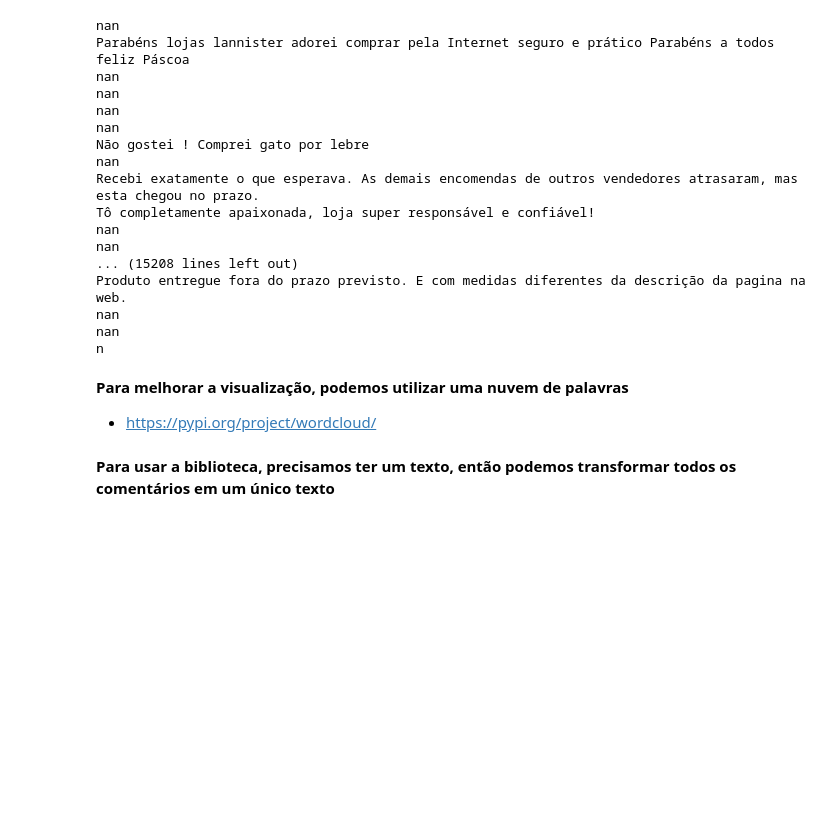
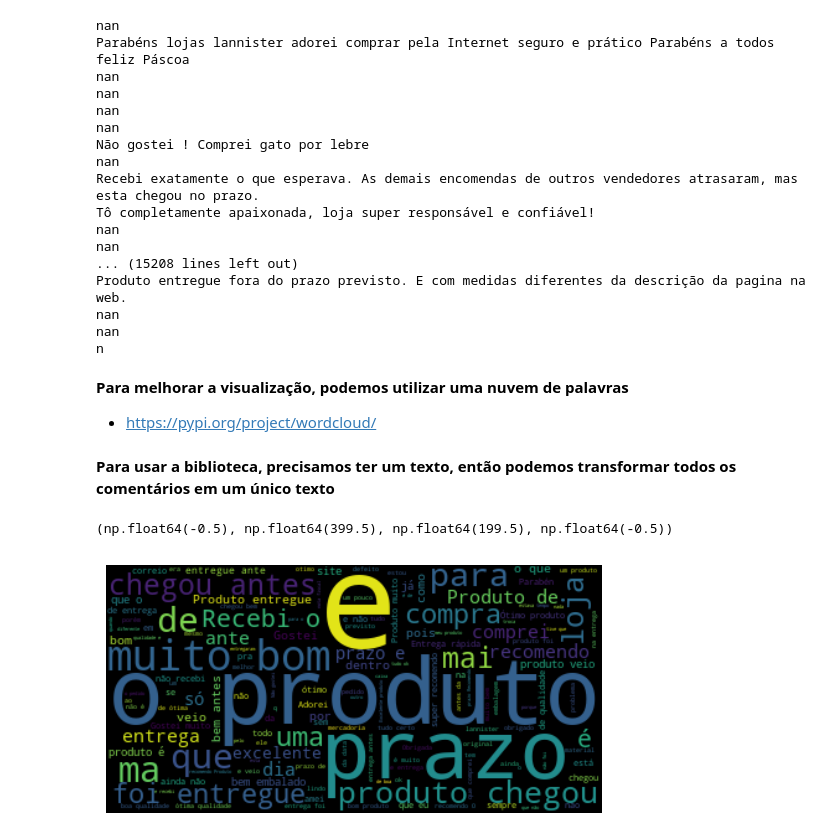
Before and after one commit to PauloViniciusR/SQL, a Jupyter notebook: Storytelling_sql/notebook/avaliacao.ipynb, the cells around one changed output. Saved outputs shown, nothing was run; the diff lists cells and outputs as text; code cells hidden in the pictures; blank space fills up the shorter version.

```diff
--- a/Storytelling_sql/notebook/avaliacao.ipynb
+++ b/Storytelling_sql/notebook/avaliacao.ipynb
@@ -623,5 +621,11 @@ n
 **Para usar a biblioteca, precisamos ter um texto, então podemos transformar todos os comentários em um único texto**
 # %%
 # Transformando todos os comentários em um único texto
+texto = ""
+
+for i in avaliacoes.loc[avaliacoes.order_id.isin(ids), "review_comment_message"]:
+    if pd.notna(i):
+        texto += i + " "
 # %%
 # Gerando a nuvem de palavras
+wordcloud = WordCloud().generate(texto)
@@ -630,3 +632,11 @@ n
+# %%
+# Exibindo a imagem
+import matplotlib.pyplot as plt
+plt.imshow(wordcloud, interpolation='bilinear')
+plt.axis("off")
+# %% [output]
+(np.float64(-0.5), np.float64(399.5), np.float64(199.5), np.float64(-0.5))
+[figure, added]
 # %%
 # Entendendo melhor o WordCloud
 # %%
```
Also changed, not shown: parts of 3 cells of this notebook.
